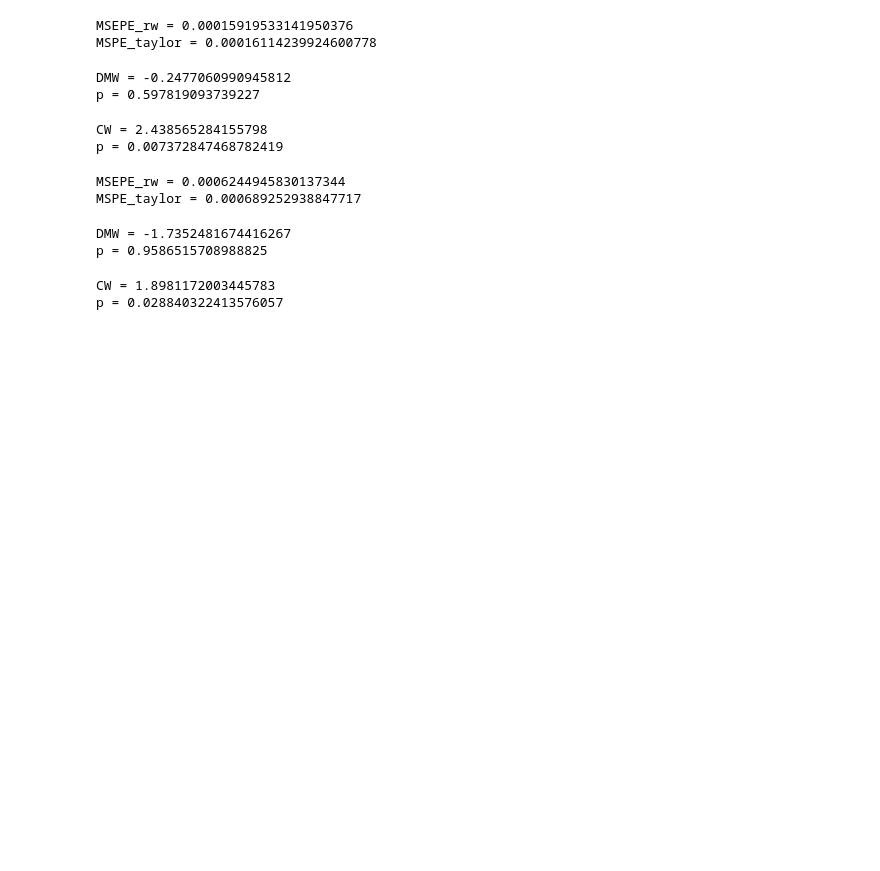
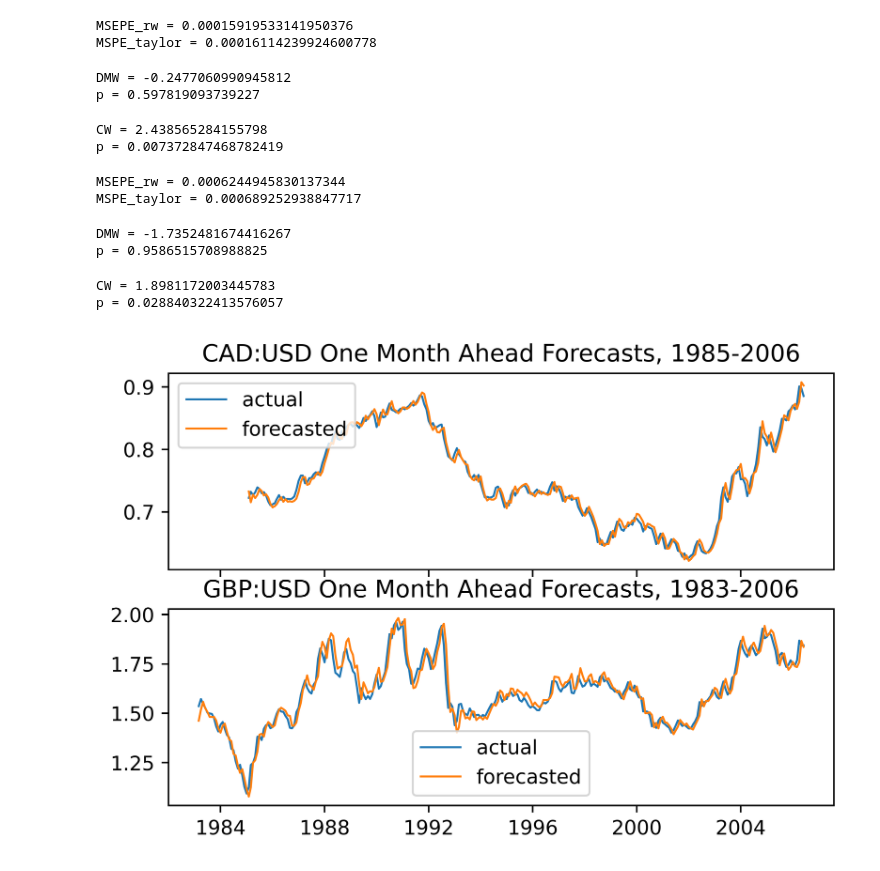
Before and after one commit to l9leung/taylor-x-rate, a Jupyter notebook: forecast.ipynb, the cells around one changed output. Drawn from its saved outputs; the diff is of its cells as text; code cells hidden in the pictures; blank space fills up the shorter version.

Commit message:
plot forecasts

```diff
--- a/forecast.ipynb
+++ b/forecast.ipynb
@@ -262,3 +262,18 @@ print("p =", norm.sf(CW))
 # %% [output]
 CW = 1.8981172003445783
 p = 0.028840322413576057
+# %%
+# Plot forecasts
+fig, axes = plt.subplots(2, 1, figsize=(6, 4), sharex=True, dpi=720)
+axes[0].plot(np.exp(cadusd["CADUSD_ahead"]), linewidth=1, label="actual")
+axes[0].plot(np.exp(cadusd["CADUSD_taylorforecast"]), linewidth=1, label="forecasted")
+axes[0].set_title("CAD:USD One Month Ahead Forecasts, 1985-2006")
+axes[0].legend()
+axes[1].plot(np.exp(gbpusd["GBPUSD_ahead"]), linewidth=1, label="actual")
+axes[1].plot(np.exp(gbpusd["GBPUSD_taylorforecast"]), linewidth=1, label="forecasted")
+axes[1].set_title("GBP:USD One Month Ahead Forecasts, 1983-2006")
+axes[1].legend()
+plt.savefig("forecasts.png")
+plt.show()
+# %% [output]
+[figure, added]
```
Also changed, not shown: 1 other file.
